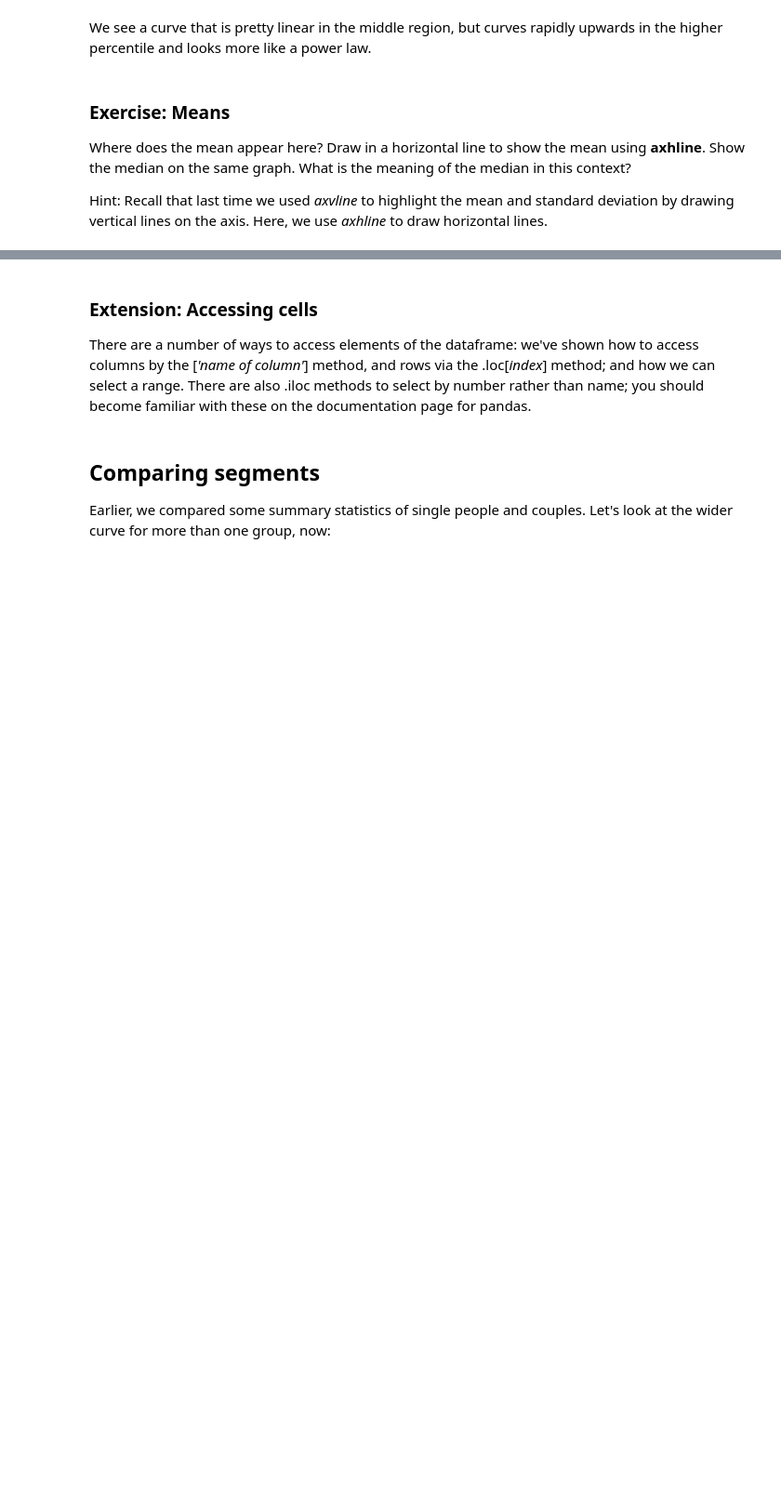
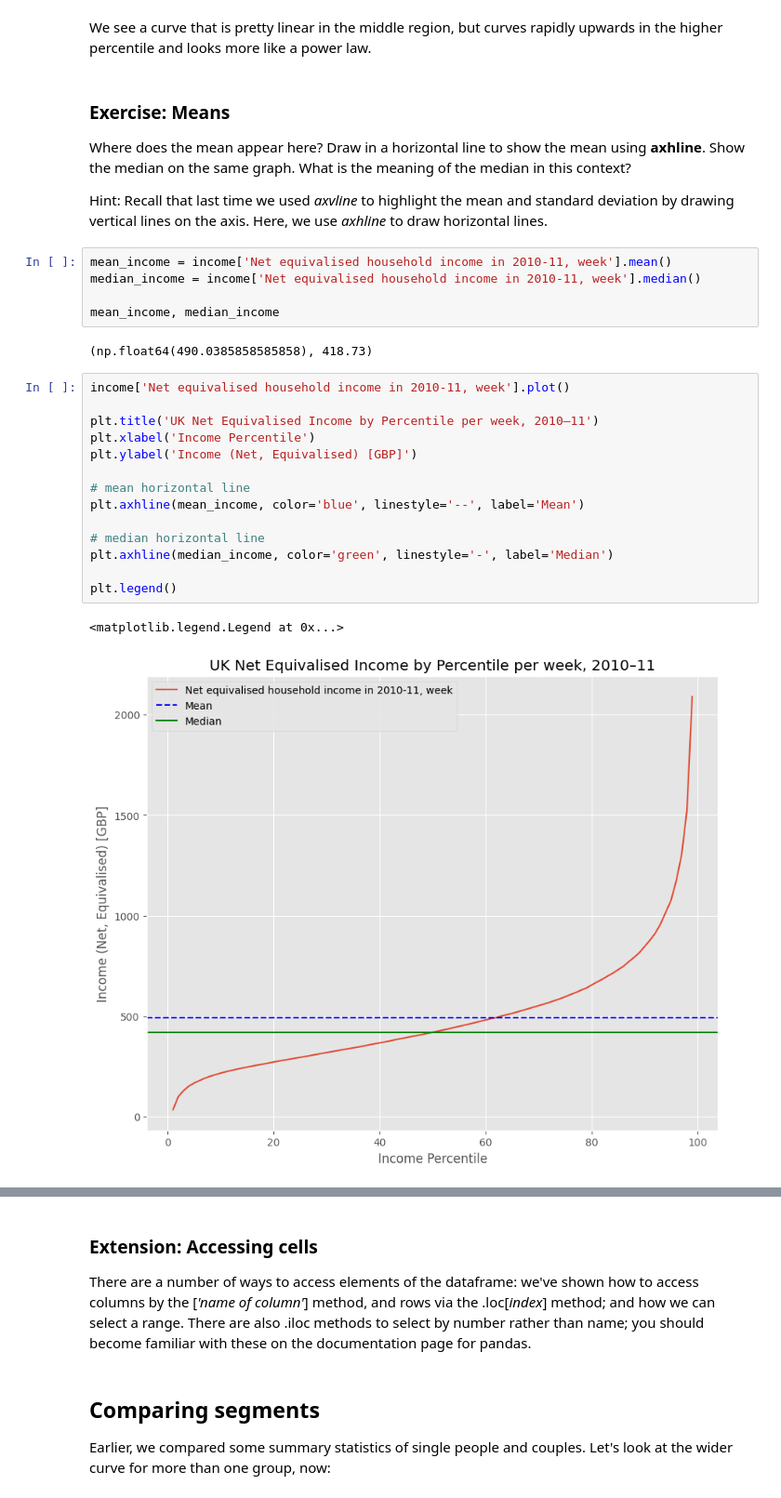
Before and after one commit to xwu23-max/QM2, a Jupyter notebook: notebooks/W02. Pandas.ipynb, the cells around one changed output, grey strips where cells are left out. Shown: that part at 93% size. Saved outputs shown, nothing was run; the diff lists cells and outputs as text; blank space fills up the shorter version.

```diff
--- a/notebooks/W02. Pandas.ipynb
+++ b/notebooks/W02. Pandas.ipynb
@@ -224,3 +224,27 @@ We see a curve that is pretty linear in the middle region, but curves rapidly up
 Where does the mean appear here? Draw in a horizontal line to show the mean using **axhline**. Show the median on the same graph. What is the meaning of the median in this context?
 
 Hint: Recall that last time we used *axvline* to highlight the mean and standard deviation by drawing vertical lines on the axis. Here, we use *axhline* to draw horizontal lines.
+# %%
+mean_income = income['Net equivalised household income in 2010-11, week'].mean()
+median_income = income['Net equivalised household income in 2010-11, week'].median()
+
+mean_income, median_income
+# %% [output]
+(np.float64(490.0385858585858), 418.73)
+# %%
+income['Net equivalised household income in 2010-11, week'].plot()
+
+plt.title('UK Net Equivalised Income by Percentile per week, 2010–11')
+plt.xlabel('Income Percentile')
+plt.ylabel('Income (Net, Equivalised) [GBP]')
+
+# mean horizontal line
+plt.axhline(mean_income, color='blue', linestyle='--', label='Mean')
+
+# median horizontal line
+plt.axhline(median_income, color='green', linestyle='-', label='Median')
+
+plt.legend()
+# %% [output]
+<matplotlib.legend.Legend at 0x...>
+[figure, added]
```
Also changed, not shown: parts of 1 cell of this notebook.
